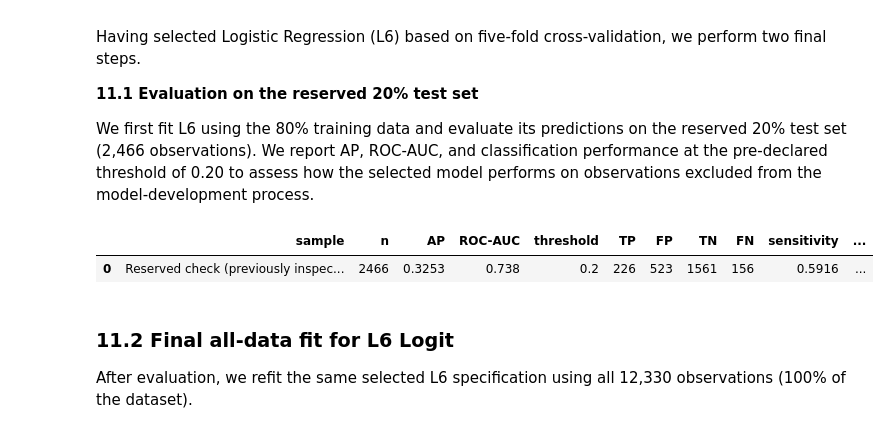
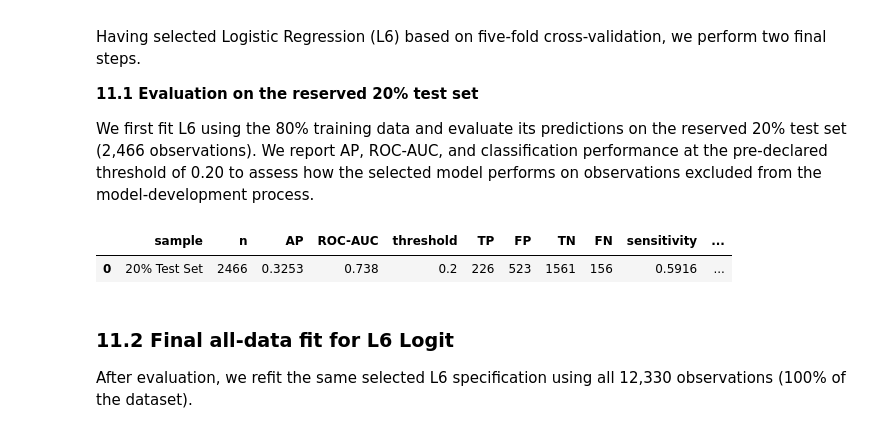
Before and after one commit to lyd-sg/Statistical-Learning, a Jupyter notebook: online_shoppers_analysis.ipynb, the cells around one changed output. Cells and saved outputs as stored; diff of their text form; code cells hidden in the pictures.

Commit message:
docs: label reserved evaluation rows as 20% Test Set

```diff
--- a/online_shoppers_analysis.ipynb
+++ b/online_shoppers_analysis.ipynb
@@ -2045,35 +2045,35 @@ def validate_fitted_model(model,X,description):
 
 SELECTED_TRAIN_MODEL=(tree_pipeline(WINNER_FAMILY,WINNER_CONFIG['ccp_alpha'],SAFE)
     if WINNER_FAMILY in TREE_FAMILIES else build_model(WINNER_FAMILY,WINNER_CONFIG,SAFE))
 with warnings.catch_warnings(record=True) as train_warnings:
     warnings.simplefilter('always')
     SELECTED_TRAIN_MODEL.fit(Xtr[SAFE],ytr)
 TRAIN_AUDIT=validate_fitted_model(SELECTED_TRAIN_MODEL,Xtr[SAFE],'Frozen training fit')
 if any(issubclass(w.category,ConvergenceWarning) for w in train_warnings):
     raise RuntimeError('Frozen training fit convergence warning; inspect before external claims')
 
 # Do not access any holdout outcome until the winner, the threshold t* and the training refit
 # are fully frozen above. The source is re-read, avoiding any earlier holdout exposure.
 reserved=pd.read_csv(data_path)
 reserved.insert(0,'_row_id',np.arange(len(reserved),dtype=int))
 reserved=reserved.set_index('_row_id').loc[test_ids]
 X_test=reserved[SAFE].copy()
 X_test[CAT]=X_test[CAT].astype('string')
 X_test['Weekend']=X_test['Weekend'].astype(int)
 y_test=reserved[TARGET].astype(int)
 del reserved
 assert len(X_test)==2466 and len(y_test)==2466
 test_prob=np.asarray(SELECTED_TRAIN_MODEL.predict_proba(X_test)[:,1],dtype=float)
 TEST_AUDIT={'n_test':int(len(y_test)),
    'average_precision':float(average_precision_score(y_test,test_prob)),
    'roc_auc':float(roc_auc_score(y_test,test_prob)),
    'cost_threshold_t_star':threshold_measures(y_test,test_prob,T_STAR)}
-display(pd.DataFrame([{'sample':'Reserved check (previously inspected)',
+display(pd.DataFrame([{'sample':'20% Test Set',
             'n':TEST_AUDIT['n_test'],'AP':TEST_AUDIT['average_precision'],
             'ROC-AUC':TEST_AUDIT['roc_auc'],**TEST_AUDIT['cost_threshold_t_star']}]).round(4))
 # %% [output]
 |  | sample | n | AP | ROC-AUC | threshold | TP | FP | TN | FN | sensitivity | ... |
-| 0 | Reserved check (previously inspec... | 2466 | 0.3253 | 0.738 | 0.2 | 226 | 523 | 1561 | 156 | 0.5916 | ... |
+| 0 | 20% Test Set | 2466 | 0.3253 | 0.738 | 0.2 | 226 | 523 | 1561 | 156 | 0.5916 | ... |
 # %% [markdown]
 ### 11.2 Final all-data fit for L6 Logit
 
```
